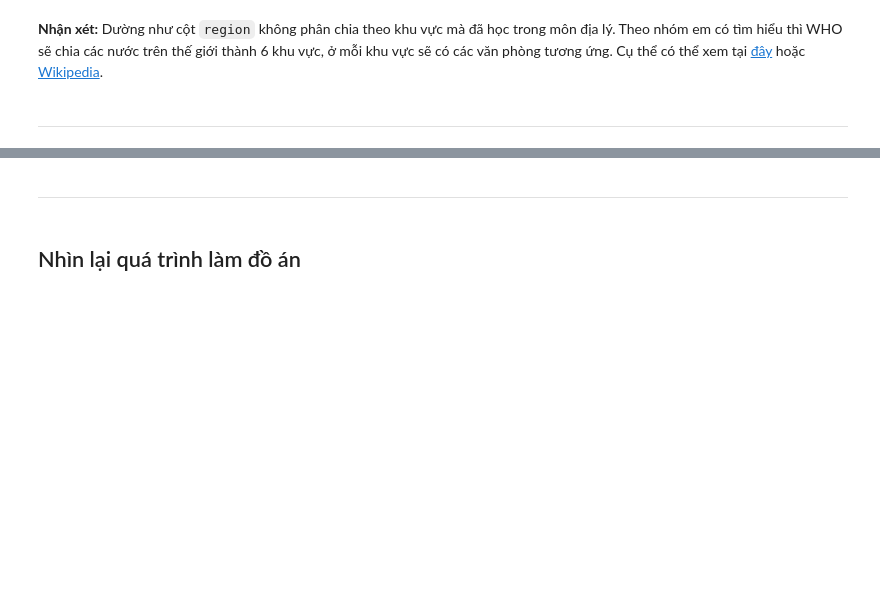
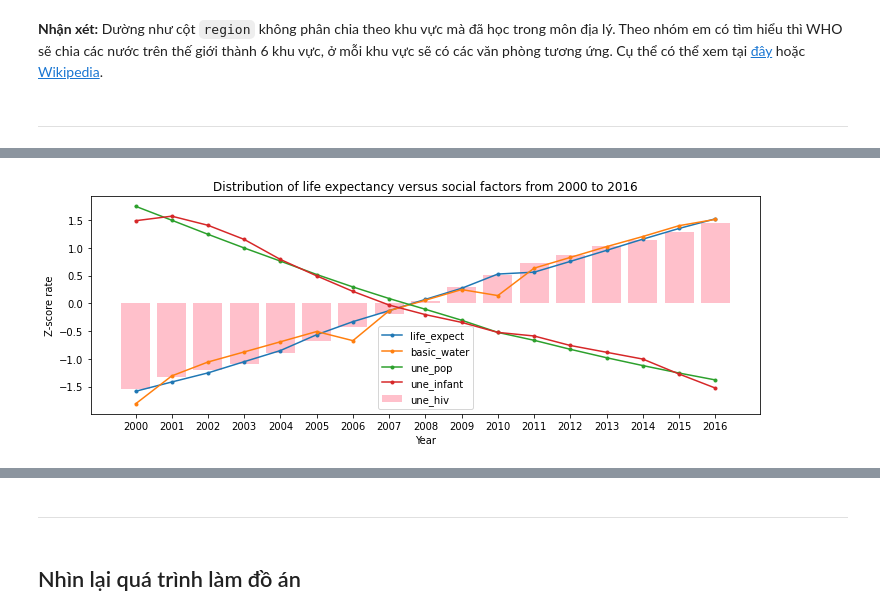
Before and after one commit to tronglocbrvt/FinalProject-P4DS, a Jupyter notebook: 18120197_19120068.ipynb, the cells around one changed output, grey strips where cells are left out. Saved outputs shown, nothing was run; the diff lists cells and outputs as text; code cells hidden in the pictures; blank space fills up the shorter version.

```diff
--- a/18120197_19120068.ipynb
+++ b/18120197_19120068.ipynb
@@ -602,0 +698,4 @@ array(['Bangladesh', 'Bhutan', 'Indonesia', 'India', 'Sri Lanka',
+# %%
+field_plot(social_mean_df, 'social')
+# %% [output]
+[figure, added]
```
Also changed, not shown: parts of 38 cells of this notebook.
